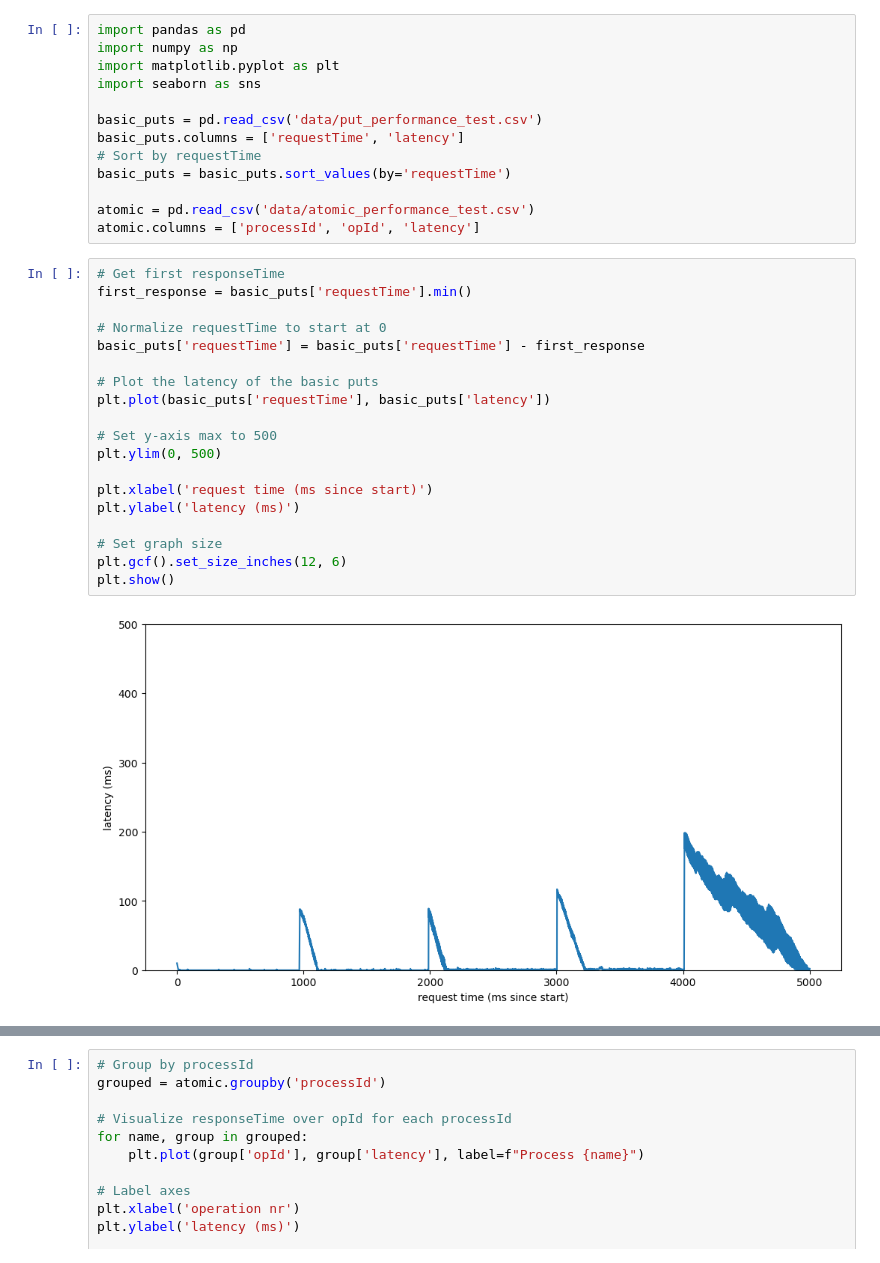
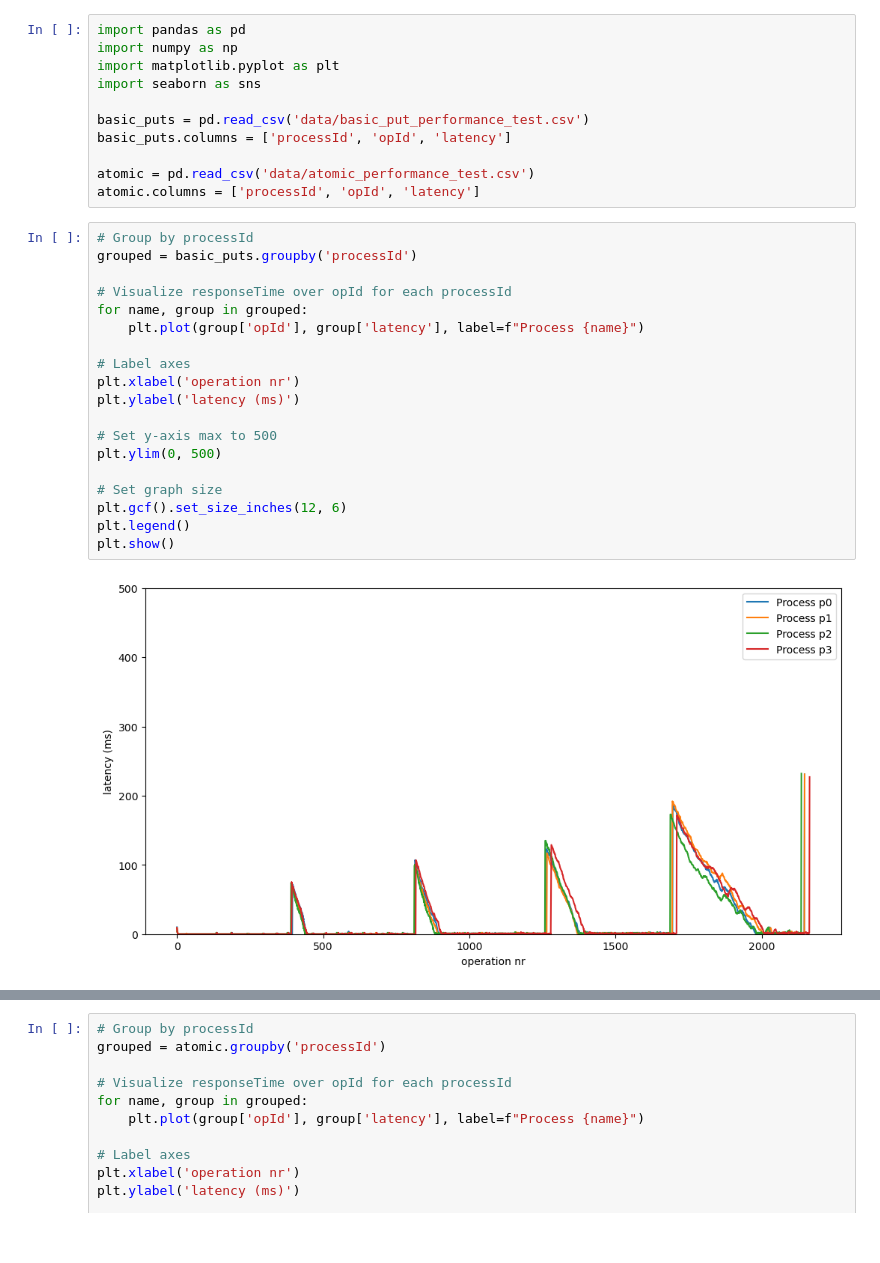
Before and after one commit to Taiwar/ID2203-Project-4-CvRDT, a Jupyter notebook: evaluation/latency.ipynb, the cells around one changed output, grey strips where cells are left out. Saved outputs shown, nothing was run; the diff lists cells and outputs as text.

Commit message:
Update latency cells to use new format

```diff
--- a/evaluation/latency.ipynb
+++ b/evaluation/latency.ipynb
@@ -4,34 +4,32 @@ import numpy as np
 import matplotlib.pyplot as plt
 import seaborn as sns
 
-basic_puts = pd.read_csv('data/put_performance_test.csv')
-basic_puts.columns = ['requestTime', 'latency']
-# Sort by requestTime
-basic_puts = basic_puts.sort_values(by='requestTime')
+basic_puts = pd.read_csv('data/basic_put_performance_test.csv')
+basic_puts.columns = ['processId', 'opId', 'latency']
 
 atomic = pd.read_csv('data/atomic_performance_test.csv')
 atomic.columns = ['processId', 'opId', 'latency']
 # %%
-# Get first responseTime
-first_response = basic_puts['requestTime'].min()
+# Group by processId
+grouped = basic_puts.groupby('processId')
 
-# Normalize requestTime to start at 0
-basic_puts['requestTime'] = basic_puts['requestTime'] - first_response
+# Visualize responseTime over opId for each processId
+for name, group in grouped:
+    plt.plot(group['opId'], group['latency'], label=f"Process {name}")
 
-# Plot the latency of the basic puts
-plt.plot(basic_puts['requestTime'], basic_puts['latency'])
+# Label axes
+plt.xlabel('operation nr')
+plt.ylabel('latency (ms)')
 
 # Set y-axis max to 500
 plt.ylim(0, 500)
 
-plt.xlabel('request time (ms since start)')
-plt.ylabel('latency (ms)')
-
 # Set graph size
 plt.gcf().set_size_inches(12, 6)
+plt.legend()
 plt.show()
 # %% [output]
-[figure, old version]
+[figure, new version]
 # %%
 # Make a boxplot of responseTime
 sns.boxplot(basic_puts['latency'])
```
Also changed, not shown: parts of 2 cells of this notebook.
